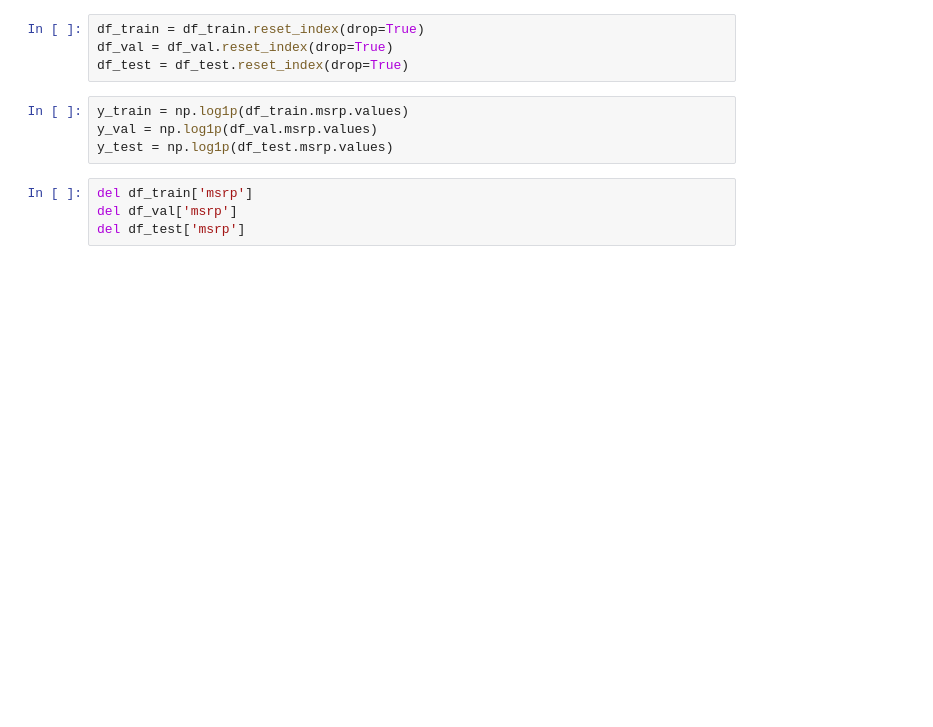
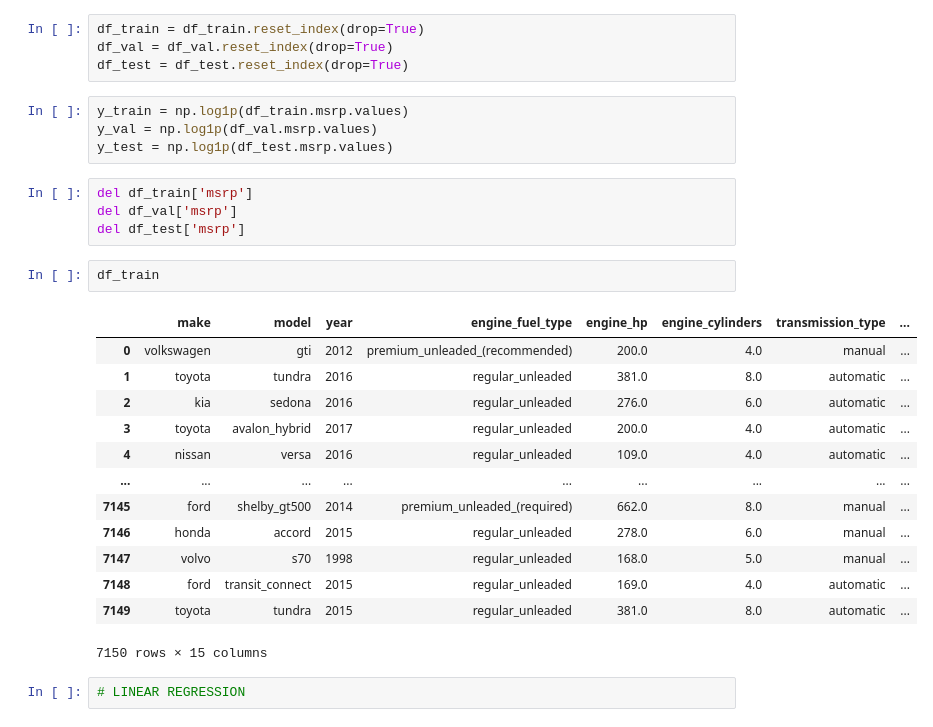
Before and after one commit to engseedorf/Machine-Learning-Zoomcamp, a Jupyter notebook: 02_MachineLearningReg.ipynb, the cells around one changed output. Cells and saved outputs as stored; diff of their text form; blank space fills up the shorter version.

```diff
--- a/02_MachineLearningReg.ipynb
+++ b/02_MachineLearningReg.ipynb
@@ -299,3 +299,21 @@ y_test = np.log1p(df_test.msrp.values)
 del df_train['msrp']
 del df_val['msrp']
 del df_test['msrp']
+# %%
+df_train
+# %% [output]
+|  | make | model | year | engine_fuel_type | engine_hp | engine_cylinders | transmission_type | ... |
+| 0 | volkswagen | gti | 2012 | premium_unleaded_(recommended) | 200.0 | 4.0 | manual | ... |
+| 1 | toyota | tundra | 2016 | regular_unleaded | 381.0 | 8.0 | automatic | ... |
+| 2 | kia | sedona | 2016 | regular_unleaded | 276.0 | 6.0 | automatic | ... |
+| 3 | toyota | avalon_hybrid | 2017 | regular_unleaded | 200.0 | 4.0 | automatic | ... |
+| 4 | nissan | versa | 2016 | regular_unleaded | 109.0 | 4.0 | automatic | ... |
+| ... | ... | ... | ... | ... | ... | ... | ... | ... |
+| 7145 | ford | shelby_gt500 | 2014 | premium_unleaded_(required) | 662.0 | 8.0 | manual | ... |
+| 7146 | honda | accord | 2015 | regular_unleaded | 278.0 | 6.0 | manual | ... |
+| 7147 | volvo | s70 | 1998 | regular_unleaded | 168.0 | 5.0 | manual | ... |
+| 7148 | ford | transit_connect | 2015 | regular_unleaded | 169.0 | 4.0 | automatic | ... |
+| 7149 | toyota | tundra | 2015 | regular_unleaded | 381.0 | 8.0 | automatic | ... |
+7150 rows × 15 columns
+# %%
+# LINEAR REGRESSION
```
Also changed, not shown: parts of 6 cells of this notebook.
